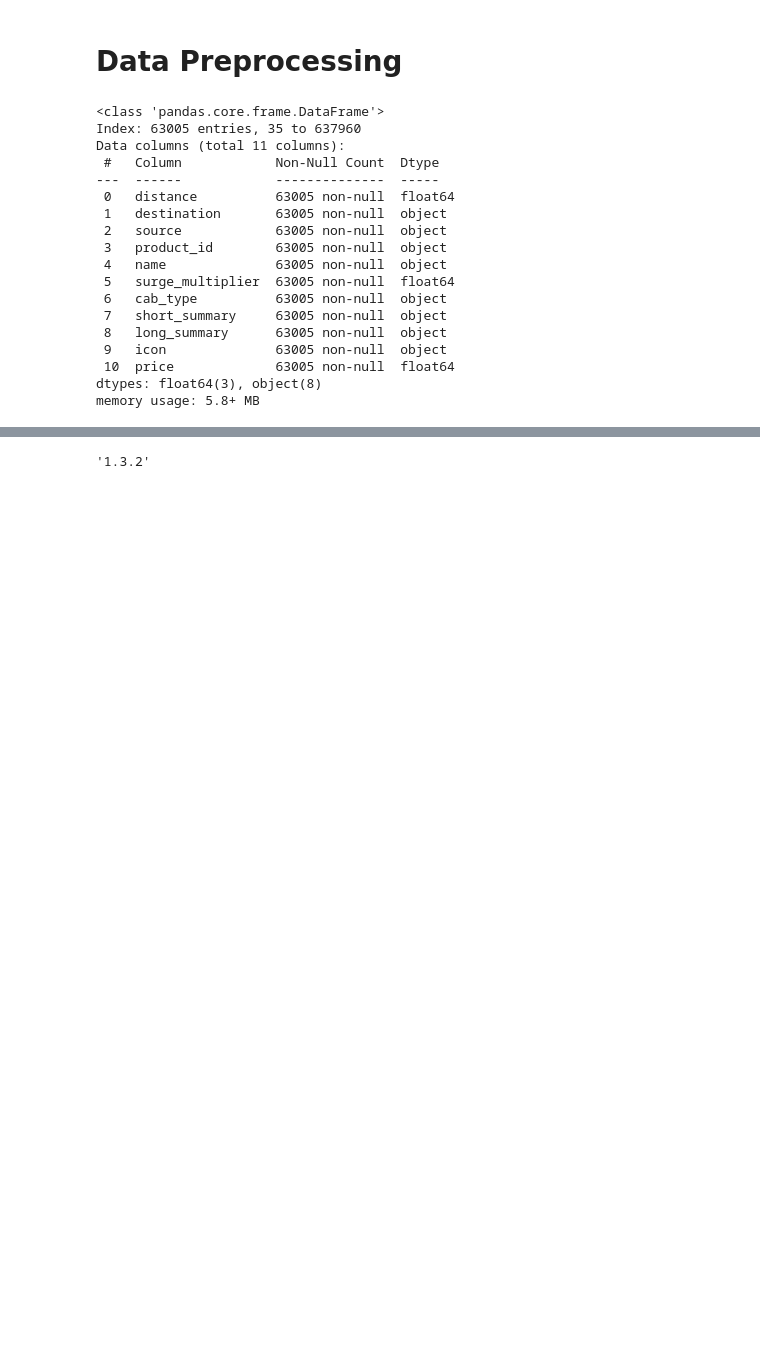
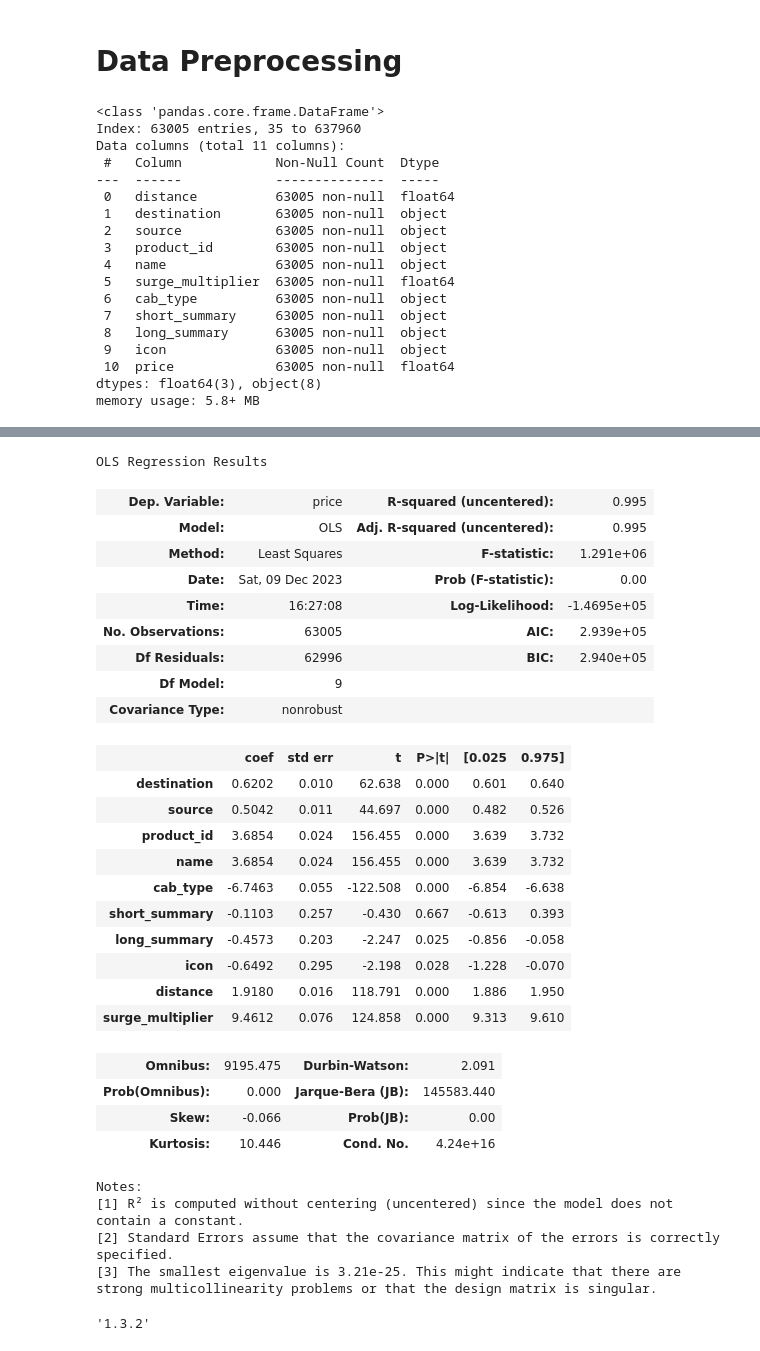
Before and after one commit to dafiqrahman/MSIB-Hacktiv8, a Jupyter notebook: finalproject1.ipynb, the cells around one changed output, grey strips where cells are left out. Drawn from its saved outputs; the diff is of its cells as text; code cells hidden in the pictures; blank space fills up the shorter version.

```diff
--- a/finalproject1.ipynb
+++ b/finalproject1.ipynb
@@ -326,3 +347,37 @@ df_prep = preprocessor.fit_transform(df)
+# %%
+linreg = sm.OLS(y, X_prep).fit()
+linreg.summary()
+# %% [output]
+OLS Regression Results
+| Dep. Variable: | price | R-squared (uncentered): | 0.995 |
+| Model: | OLS | Adj. R-squared (uncentered): | 0.995 |
+| Method: | Least Squares | F-statistic: | 1.291e+06 |
+| Date: | Sat, 09 Dec 2023 | Prob (F-statistic): | 0.00 |
+| Time: | 16:27:08 | Log-Likelihood: | -1.4695e+05 |
+| No. Observations: | 63005 | AIC: | 2.939e+05 |
+| Df Residuals: | 62996 | BIC: | 2.940e+05 |
+| Df Model: | 9 |  |  |
+| Covariance Type: | nonrobust |  |  |
+|  | coef | std err | t | P>|t| | [0.025 | 0.975] |
+| destination | 0.6202 | 0.010 | 62.638 | 0.000 | 0.601 | 0.640 |
+| source | 0.5042 | 0.011 | 44.697 | 0.000 | 0.482 | 0.526 |
+| product_id | 3.6854 | 0.024 | 156.455 | 0.000 | 3.639 | 3.732 |
+| name | 3.6854 | 0.024 | 156.455 | 0.000 | 3.639 | 3.732 |
+| cab_type | -6.7463 | 0.055 | -122.508 | 0.000 | -6.854 | -6.638 |
+| short_summary | -0.1103 | 0.257 | -0.430 | 0.667 | -0.613 | 0.393 |
+| long_summary | -0.4573 | 0.203 | -2.247 | 0.025 | -0.856 | -0.058 |
+| icon | -0.6492 | 0.295 | -2.198 | 0.028 | -1.228 | -0.070 |
+| distance | 1.9180 | 0.016 | 118.791 | 0.000 | 1.886 | 1.950 |
+| surge_multiplier | 9.4612 | 0.076 | 124.858 | 0.000 | 9.313 | 9.610 |
+| Omnibus: | 9195.475 | Durbin-Watson: | 2.091 |
+| Prob(Omnibus): | 0.000 | Jarque-Bera (JB): | 145583.440 |
+| Skew: | -0.066 | Prob(JB): | 0.00 |
+| Kurtosis: | 10.446 | Cond. No. | 4.24e+16 |
+Notes:
+[1] R² is computed without centering (uncentered) since the model does not contain a constant.
+[2] Standard Errors assume that the covariance matrix of the errors is correctly specified.
+[3] The smallest eigenvalue is 3.21e-25. This might indicate that there are
+strong multicollinearity problems or that the design matrix is singular.
 # %%
 import sklearn
 sklearn.__version__
```
Also changed, not shown: parts of 3 cells of this notebook, 1 other file.
